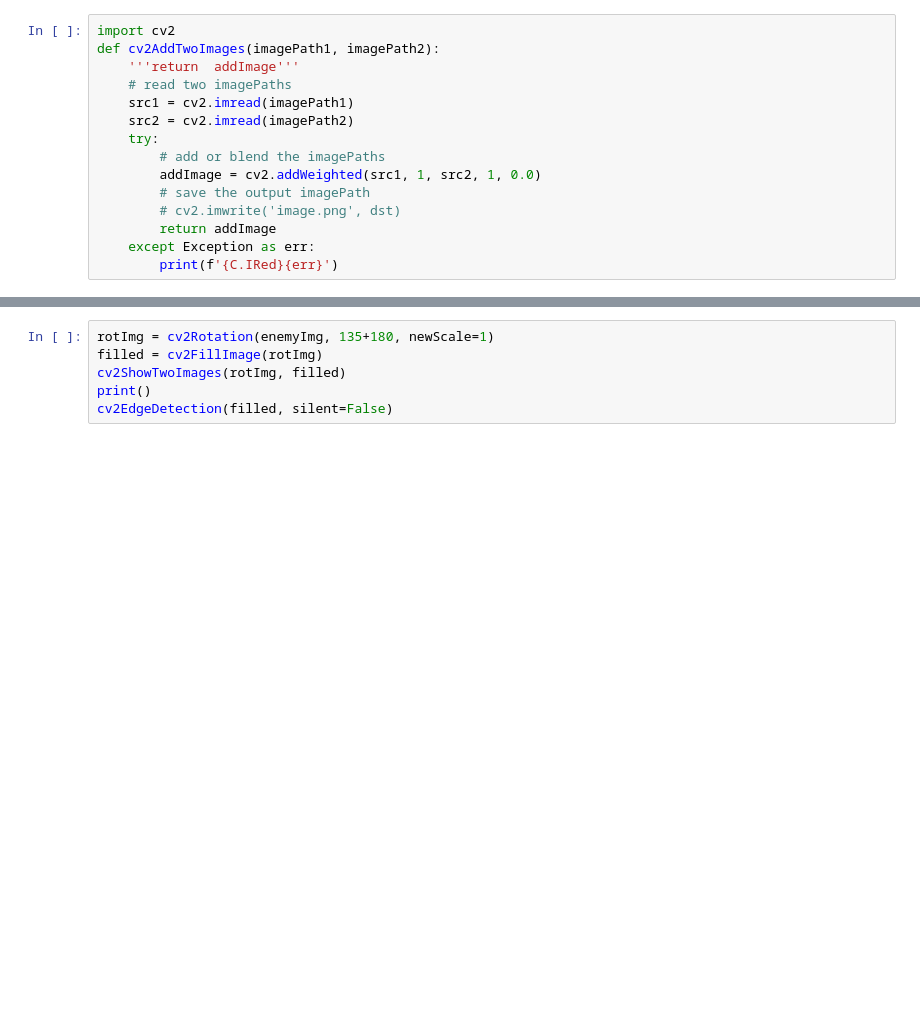
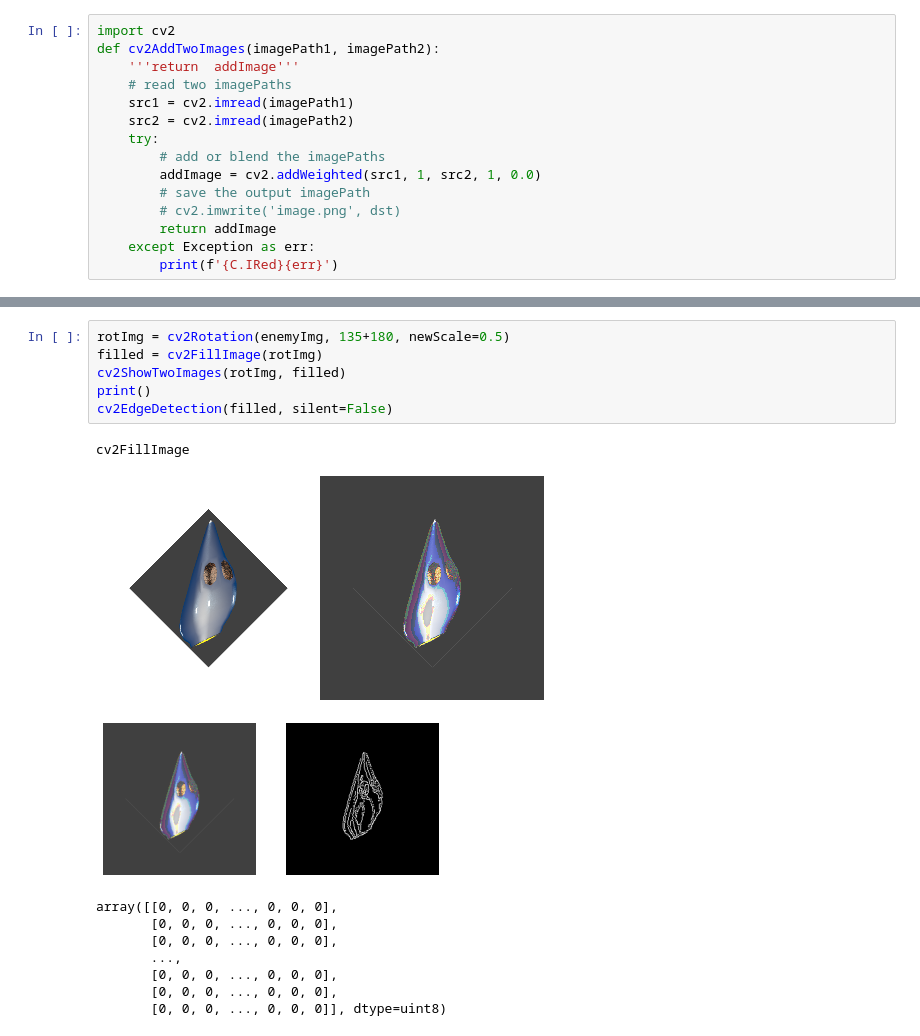
Before and after one commit to iypc-team/CoLab, a Jupyter notebook: CV2_Utilities.ipynb, the cells around one changed output, grey strips where cells are left out. Cells and saved outputs as stored; diff of their text form; blank space fills up the shorter version.

```diff
--- a/CV2_Utilities.ipynb
+++ b/CV2_Utilities.ipynb
@@ -306,6 +320,17 @@ img = cv2ZoomImage(enemyImg, newScale=0.5, silent=False)
 # %%
-rotImg = cv2Rotation(enemyImg, 135+180, newScale=1)
+rotImg = cv2Rotation(enemyImg, 135+180, newScale=0.5)
 filled = cv2FillImage(rotImg)
 cv2ShowTwoImages(rotImg, filled)
 print()
 cv2EdgeDetection(filled, silent=False)
+# %% [output]
+cv2FillImage
+[figure, added]
+[figure, added]
+array([[0, 0, 0, ..., 0, 0, 0],
+       [0, 0, 0, ..., 0, 0, 0],
+       [0, 0, 0, ..., 0, 0, 0],
+       ...,
+       [0, 0, 0, ..., 0, 0, 0],
+       [0, 0, 0, ..., 0, 0, 0],
+       [0, 0, 0, ..., 0, 0, 0]], dtype=uint8)
```
Also changed, not shown: parts of 5 cells of this notebook.
